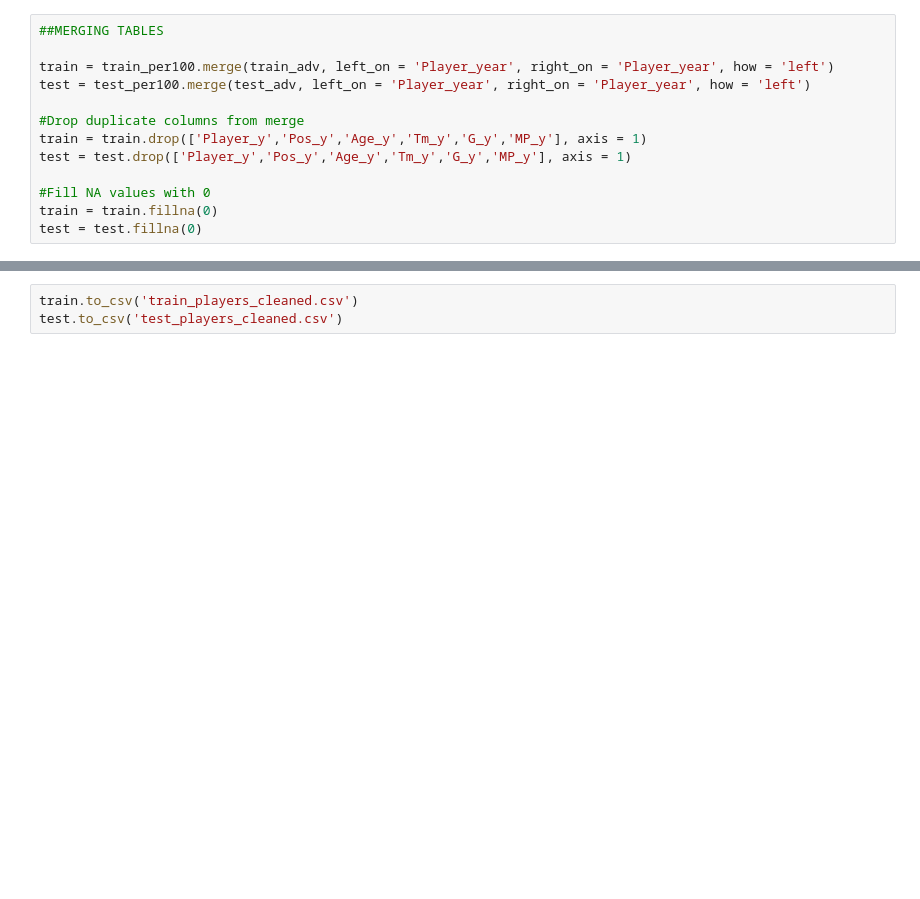
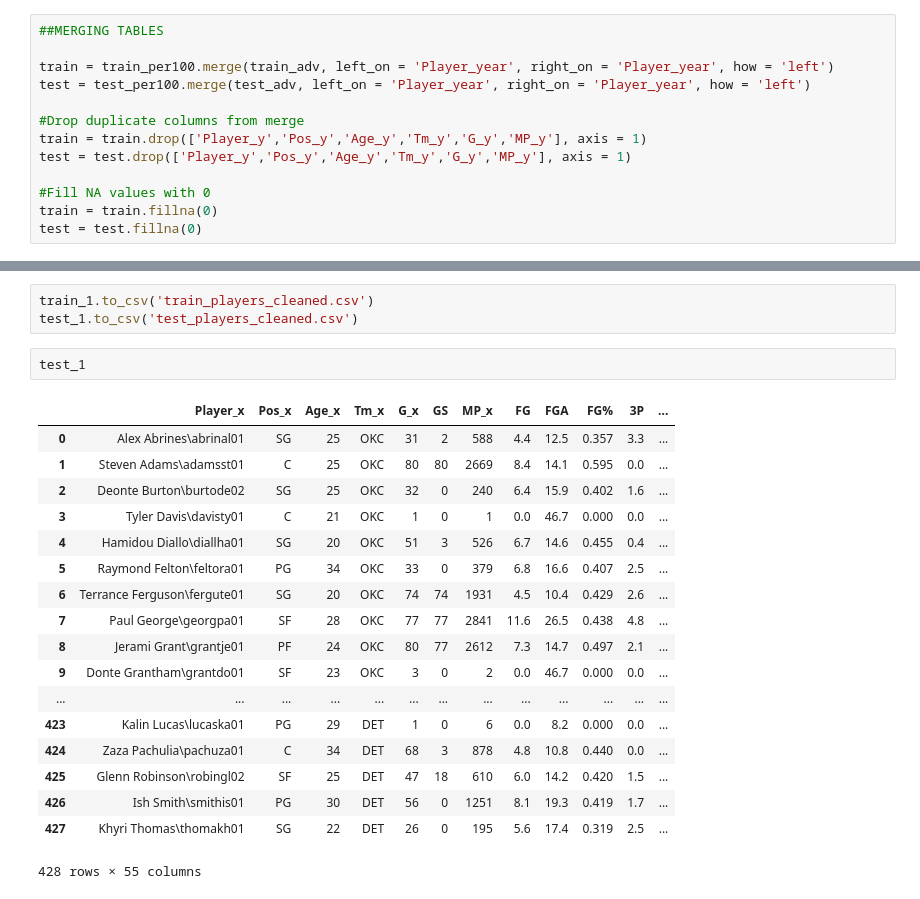
Before and after one commit to tbala25/NBA-Player_Team-Clusters, a Jupyter notebook: Player-Clustering/Data_Cleaning.ipynb, the cells around one changed output, grey strips where cells are left out. Cells and saved outputs as stored; diff of their text form; blank space fills up the shorter version.

```diff
--- a/Player-Clustering/Data_Cleaning.ipynb
+++ b/Player-Clustering/Data_Cleaning.ipynb
@@ -177,3 +222,24 @@ test = test.fillna(0)
 # %%
-train.to_csv('train_players_cleaned.csv')
-test.to_csv('test_players_cleaned.csv')
+train_1.to_csv('train_players_cleaned.csv')
+test_1.to_csv('test_players_cleaned.csv')
+# %%
+test_1
+# %% [output]
+|  | Player_x | Pos_x | Age_x | Tm_x | G_x | GS | MP_x | FG | FGA | FG% | 3P | ... |
+| 0 | Alex Abrines\abrinal01 | SG | 25 | OKC | 31 | 2 | 588 | 4.4 | 12.5 | 0.357 | 3.3 | ... |
+| 1 | Steven Adams\adamsst01 | C | 25 | OKC | 80 | 80 | 2669 | 8.4 | 14.1 | 0.595 | 0.0 | ... |
+| 2 | Deonte Burton\burtode02 | SG | 25 | OKC | 32 | 0 | 240 | 6.4 | 15.9 | 0.402 | 1.6 | ... |
+| 3 | Tyler Davis\davisty01 | C | 21 | OKC | 1 | 0 | 1 | 0.0 | 46.7 | 0.000 | 0.0 | ... |
+| 4 | Hamidou Diallo\diallha01 | SG | 20 | OKC | 51 | 3 | 526 | 6.7 | 14.6 | 0.455 | 0.4 | ... |
+| 5 | Raymond Felton\feltora01 | PG | 34 | OKC | 33 | 0 | 379 | 6.8 | 16.6 | 0.407 | 2.5 | ... |
+| 6 | Terrance Ferguson\fergute01 | SG | 20 | OKC | 74 | 74 | 1931 | 4.5 | 10.4 | 0.429 | 2.6 | ... |
+| 7 | Paul George\georgpa01 | SF | 28 | OKC | 77 | 77 | 2841 | 11.6 | 26.5 | 0.438 | 4.8 | ... |
+| 8 | Jerami Grant\grantje01 | PF | 24 | OKC | 80 | 77 | 2612 | 7.3 | 14.7 | 0.497 | 2.1 | ... |
+| 9 | Donte Grantham\grantdo01 | SF | 23 | OKC | 3 | 0 | 2 | 0.0 | 46.7 | 0.000 | 0.0 | ... |
+| ... | ... | ... | ... | ... | ... | ... | ... | ... | ... | ... | ... | ... |
+| 423 | Kalin Lucas\lucaska01 | PG | 29 | DET | 1 | 0 | 6 | 0.0 | 8.2 | 0.000 | 0.0 | ... |
+| 424 | Zaza Pachulia\pachuza01 | C | 34 | DET | 68 | 3 | 878 | 4.8 | 10.8 | 0.440 | 0.0 | ... |
+| 425 | Glenn Robinson\robingl02 | SF | 25 | DET | 47 | 18 | 610 | 6.0 | 14.2 | 0.420 | 1.5 | ... |
+| 426 | Ish Smith\smithis01 | PG | 30 | DET | 56 | 0 | 1251 | 8.1 | 19.3 | 0.419 | 1.7 | ... |
+| 427 | Khyri Thomas\thomakh01 | SG | 22 | DET | 26 | 0 | 195 | 5.6 | 17.4 | 0.319 | 2.5 | ... |
+428 rows × 55 columns
```
Also changed, not shown: parts of 1 cell of this notebook, 2 other files.
